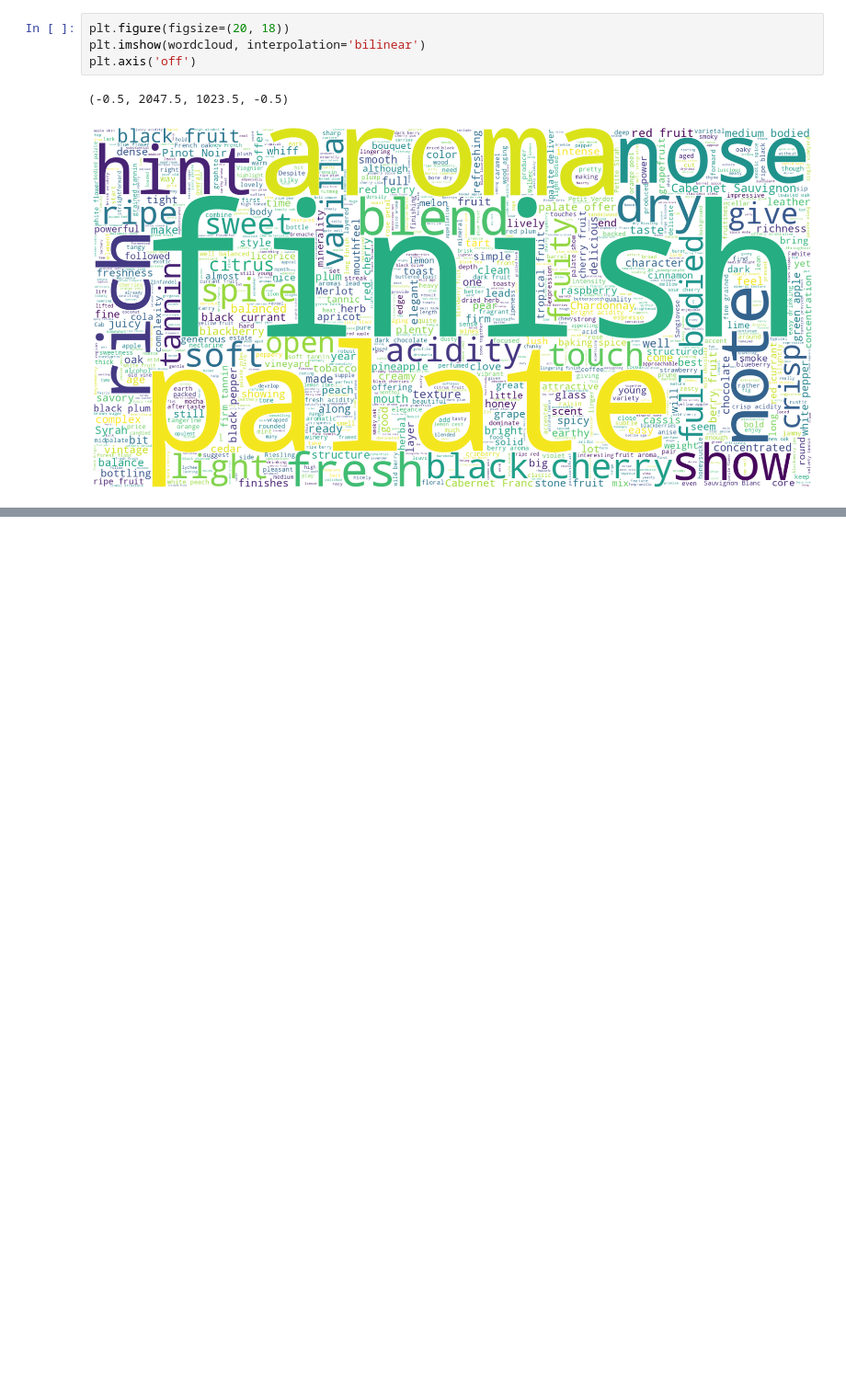
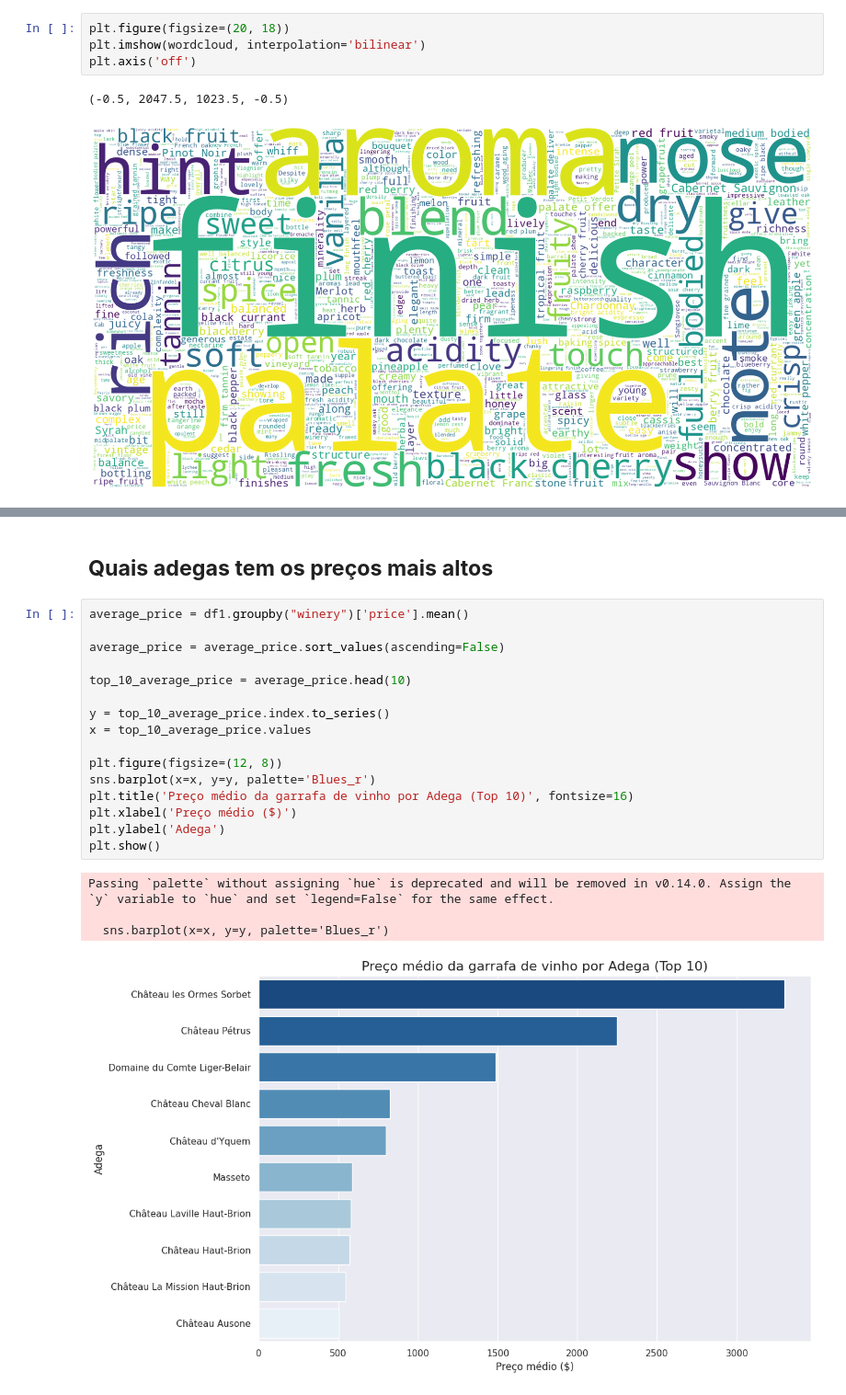
Before and after one commit to Bryan-Kan/Minera-o_de_Dados, a Jupyter notebook: Bryan_Braggion_Pimentel_de_Lima.ipynb, the cells around one changed output, grey strips where cells are left out. Shown at 92% size. Saved outputs shown, nothing was run; the diff lists cells and outputs as text; blank space fills up the shorter version.

```diff
--- a/Bryan_Braggion_Pimentel_de_Lima.ipynb
+++ b/Bryan_Braggion_Pimentel_de_Lima.ipynb
@@ -675,0 +729,23 @@ R: Bem a bastantes palavras porem as que se destacam são finish e palate.
+# %% [markdown]
+## **Quais adegas tem os preços mais altos**
+# %%
+average_price = df1.groupby("winery")['price'].mean()
+
+average_price = average_price.sort_values(ascending=False)
+
+top_10_average_price = average_price.head(10)
+
+y = top_10_average_price.index.to_series()
+x = top_10_average_price.values
+
+plt.figure(figsize=(12, 8))
+sns.barplot(x=x, y=y, palette='Blues_r')
+plt.title('Preço médio da garrafa de vinho por Adega (Top 10)', fontsize=16)
+plt.xlabel('Preço médio ($)')
+plt.ylabel('Adega')
+plt.show()
+# %% [output]
+Passing `palette` without assigning `hue` is deprecated and will be removed in v0.14.0. Assign the `y` variable to `hue` and set `legend=False` for the same effect.
+
+  sns.barplot(x=x, y=y, palette='Blues_r')
+[figure, added]
```
Also changed, not shown: parts of 6 cells of this notebook.
